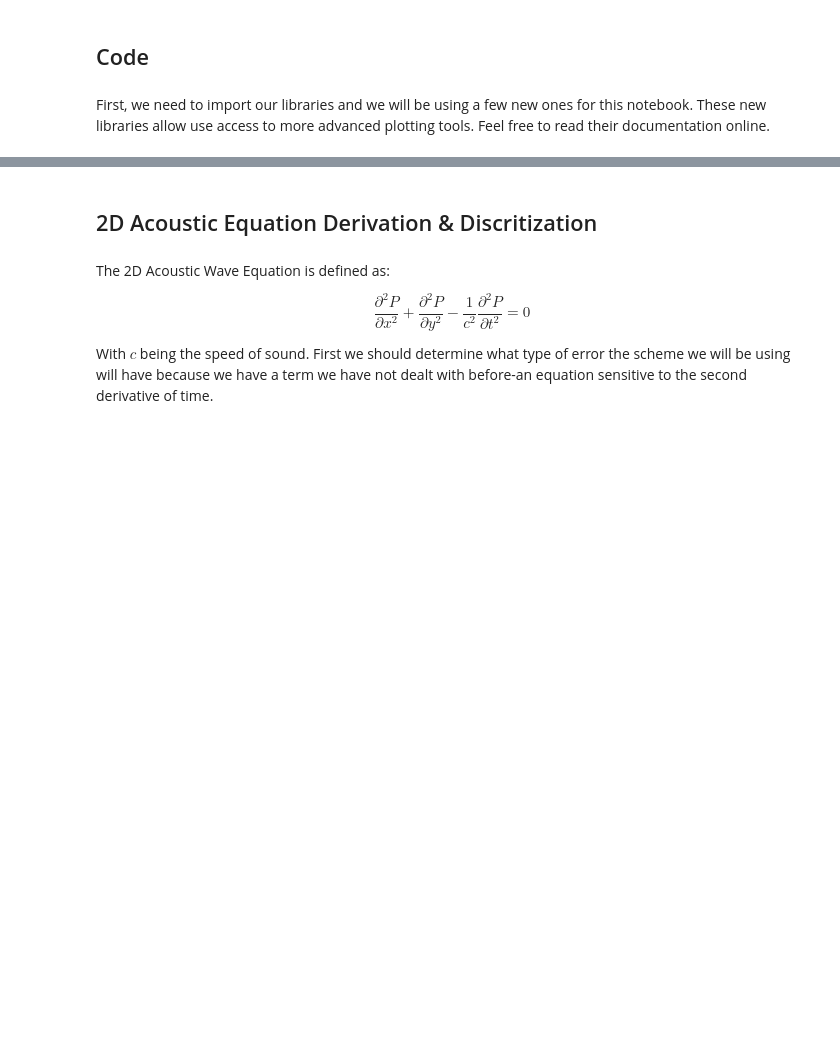
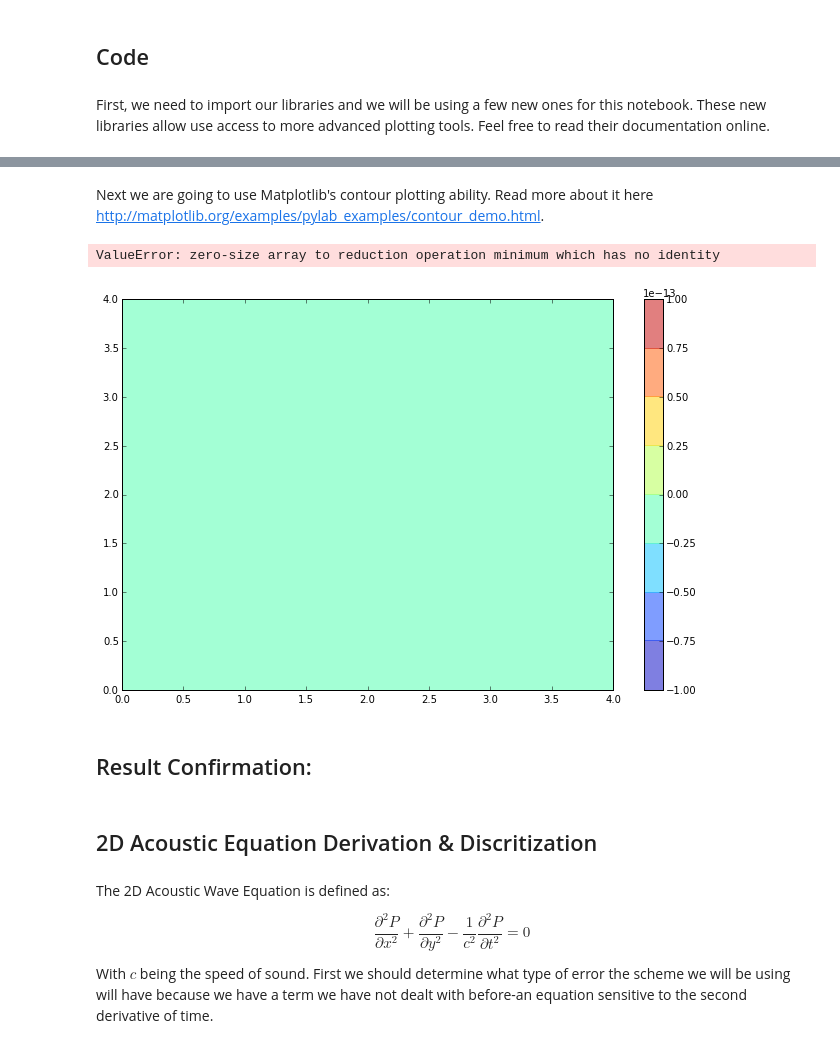
Before and after one commit to cbell14/Navier_Stokes_Acoustics, a Jupyter notebook: Final Project -- 2D Finite Difference NS & Acoustic Solver.ipynb, the cells around one changed output, grey strips where cells are left out. Cells and saved outputs as stored; diff of their text form; code cells hidden in the pictures; blank space fills up the shorter version.

```diff
--- a/Final Project -- 2D Finite Difference NS & Acoustic Solver.ipynb
+++ b/Final Project -- 2D Finite Difference NS & Acoustic Solver.ipynb
@@ -93,0 +116,20 @@ double for loop then array operations done out?
+# %%
+nx = 41 #number of x grid points
+ny = 41 #number of y grid points
+nt = 500 #number of time steps
+dt = .001 #size of time steps
+dx = 4.0/(nx-1) #size of x steps
+dy = 4.0/(ny-1) #size of y steps
+sigma = 1 #CFL
+rho = 1 #kg/m^3
+nu = 1.846*10.0**-5.0 #kg/m s
+c = 340.29 #m/s
+
+x = linspace(0.0,4.0,nx)
+y = linspace(0.0,4.0,ny)
+Y,X = np.meshgrid(y,x)
+
+u = np.zeros((ny,nx))
+v = np.zeros((ny,nx))
+P = np.zeros((ny,nx))
+b = np.zeros((ny,nx))
@@ -94,3 +291,20 @@ double for loop then array operations done out?
+# %% [markdown]
+Next we are going to use Matplotlib's contour plotting ability. Read more about it here
+http://matplotlib.org/examples/pylab_examples/contour_demo.html.
+# %%
+u, v, P = CavityFlow(u, v, P, dt, dx, dy, rho, nu, nt, nx, ny)
+fig = plt.figure(figsize=(11,7), dpi=100)
+plt.contourf(X,Y,P,alpha=0.5)    ###plottong the pressure field as a contour
+plt.colorbar()
+plt.contour(X,Y,P)               ###plotting the pressure field outlines
+plt.quiver(X[::2,::2],Y[::2,::2],u[::2,::2],v[::2,::2]) ##plotting velocity
+plt.xlabel('X')
+plt.ylabel('Y')
+# %% [output]
+ValueError: zero-size array to reduction operation minimum which has no identity
+[figure, added]
+# %% [markdown]
+## Result Confirmation:
 # %% [markdown]
 ## 2D Acoustic Equation Derivation & Discritization
 # %% [markdown]
```
Also changed, not shown: parts of 26 cells of this notebook.
